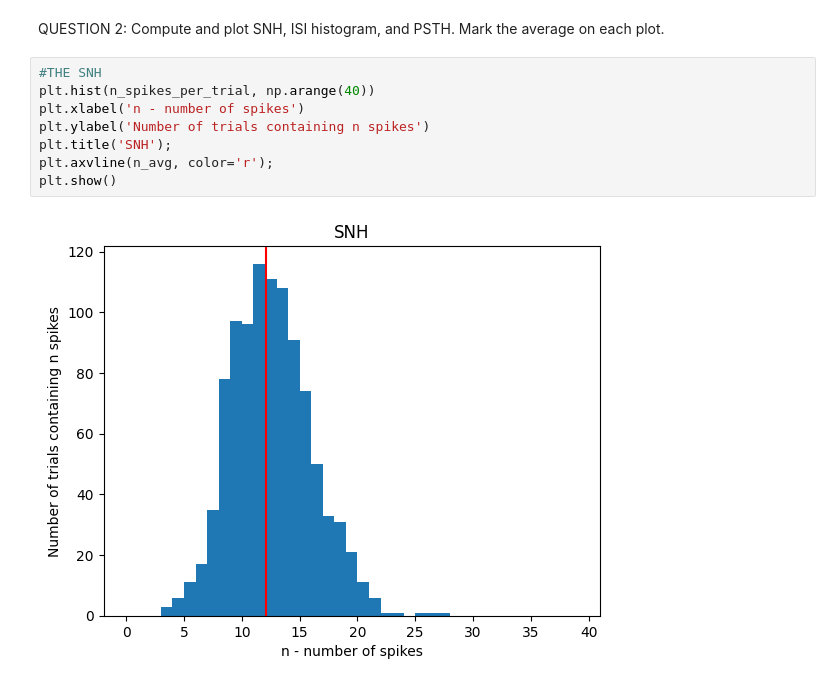
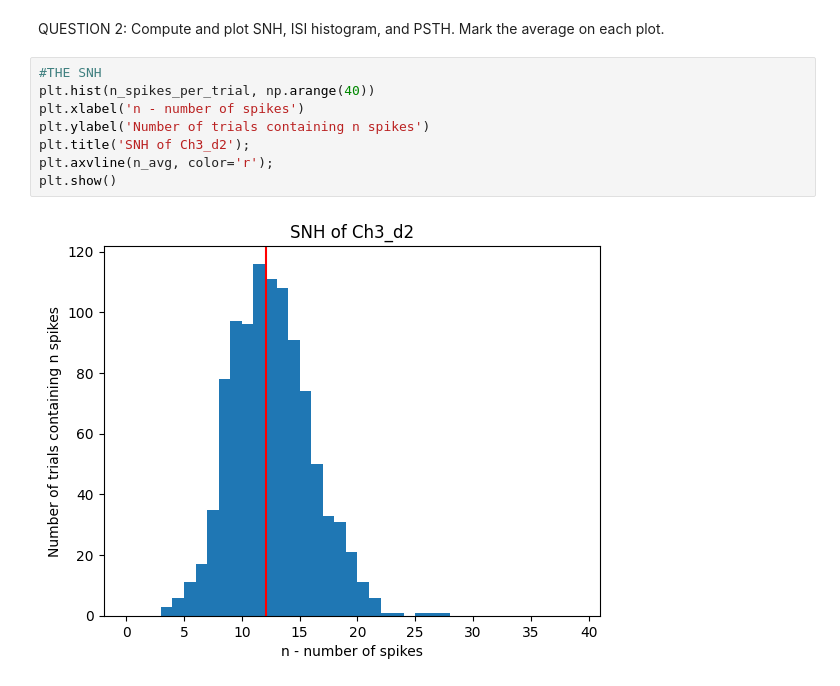
Before and after one commit to witchofizalith/MA665_HW, a Jupyter notebook: topic4/challenges.ipynb, the cells around one changed output. Saved outputs shown, nothing was run; the diff lists cells and outputs as text.

```diff
--- a/topic4/challenges.ipynb
+++ b/topic4/challenges.ipynb
@@ -79,13 +79,13 @@ QUESTION 2: Compute and plot SNH, ISI histogram, and PSTH. Mark the average on e
 # %%
 #THE SNH
 plt.hist(n_spikes_per_trial, np.arange(40))
 plt.xlabel('n - number of spikes')
 plt.ylabel('Number of trials containing n spikes')
-plt.title('SNH');
+plt.title('SNH of Ch3_d2');
 plt.axvline(n_avg, color='r');
 plt.show()
 # %% [output]
-[figure, old version]
+[figure, new version]
 # %%
 #THE ISI
 plt.hist(ISI, np.arange(np.max(ISI)));
```
Also changed, not shown: parts of 17 cells of this notebook, 1 other file.
